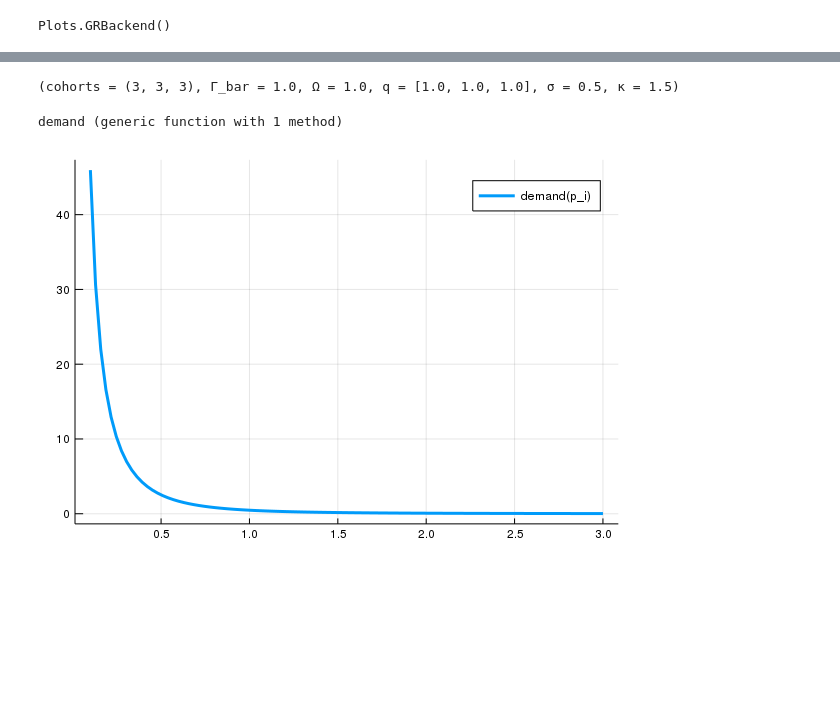
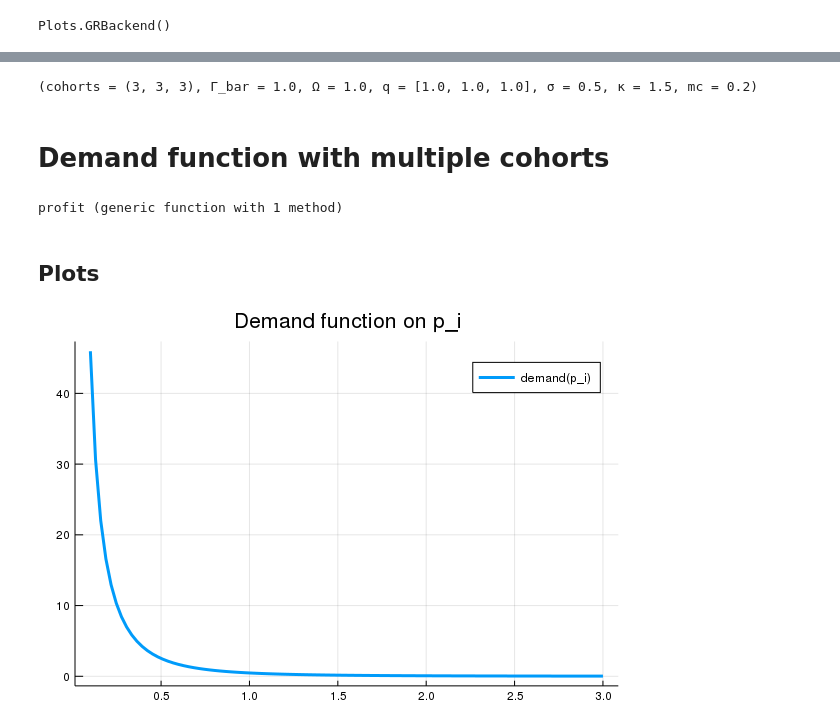
Before and after one commit to lnsongxf/Perla1.jl, a Jupyter notebook: demand-function-with-multiple-cohorts.ipynb, the cells around one changed output, grey strips where cells are left out. Cells and saved outputs as stored; diff of their text form; code cells hidden in the pictures; blank space fills up the shorter version.

Commit message:
Add profit functions and plots
For #36.

```diff
--- a/demand-function-with-multiple-cohorts.ipynb
+++ b/demand-function-with-multiple-cohorts.ipynb
@@ -11,9 +14,11 @@ K = length(cohorts) # number of cohorts
 f = fill(1/(N+1)^K, (N+1)^K); # awareness set distribution
 # %%
 q = fill(1.0, K) # K-vector of qualities
-params = (cohorts = cohorts, Γ_bar = 1.0, Ω = 1.0, q = q, σ = 0.5, κ = 1.5)
+params = (cohorts = cohorts, Γ_bar = 1.0, Ω = 1.0, q = q, σ = 0.5, κ = 1.5, mc = 0.2)
 # %% [output]
-(cohorts = (3, 3, 3), Γ_bar = 1.0, Ω = 1.0, q = [1.0, 1.0, 1.0], σ = 0.5, κ = 1.5)
+(cohorts = (3, 3, 3), Γ_bar = 1.0, Ω = 1.0, q = [1.0, 1.0, 1.0], σ = 0.5, κ = 1.5, mc = 0.2)
+# %% [markdown]
+# Demand function with multiple cohorts
 # %%
 # Demand function with multiple cohorts
 # p_i: the price of product of firm i (can be different from p[b])
@@ -37,17 +42,21 @@ function demand(p_i, b, p, f, params)
     demand_value *= Γ_bar^(1-κ)*Ω*(q[b]^(1/σ))*(p_i^(-1/σ-1))
     return demand_value
 end
+
+profit(p_i, b, p, f, params) = (p_i - params.mc) * demand(p_i, b, p, f, params)
 # %% [output]
-demand (generic function with 1 method)
+profit (generic function with 1 method)
 # %%
 b = 1 # the cohort firm i belongs to
 p = fill(1.0, K); # K-vector of prices
+# %% [markdown]
+## Plots
 # %%
 # plot the demand function
 plot(range(0.1,stop=3.0,length=100), p_i -> demand(p_i, b, p, f, params),
-    label = "demand(p_i)", lw = 3)
+    label = "demand(p_i)", lw = 3, title = "Demand function on p_i")
 # %% [output]
-[figure, old version]
+[figure, new version]
 # %%
 # confirm that the demand function is decreasing in price
 @assert all(diff((p_i -> demand(p_i, b, p, f, params)).(1:100)) .< 0)
```
Also changed, not shown: parts of 4 cells of this notebook.
